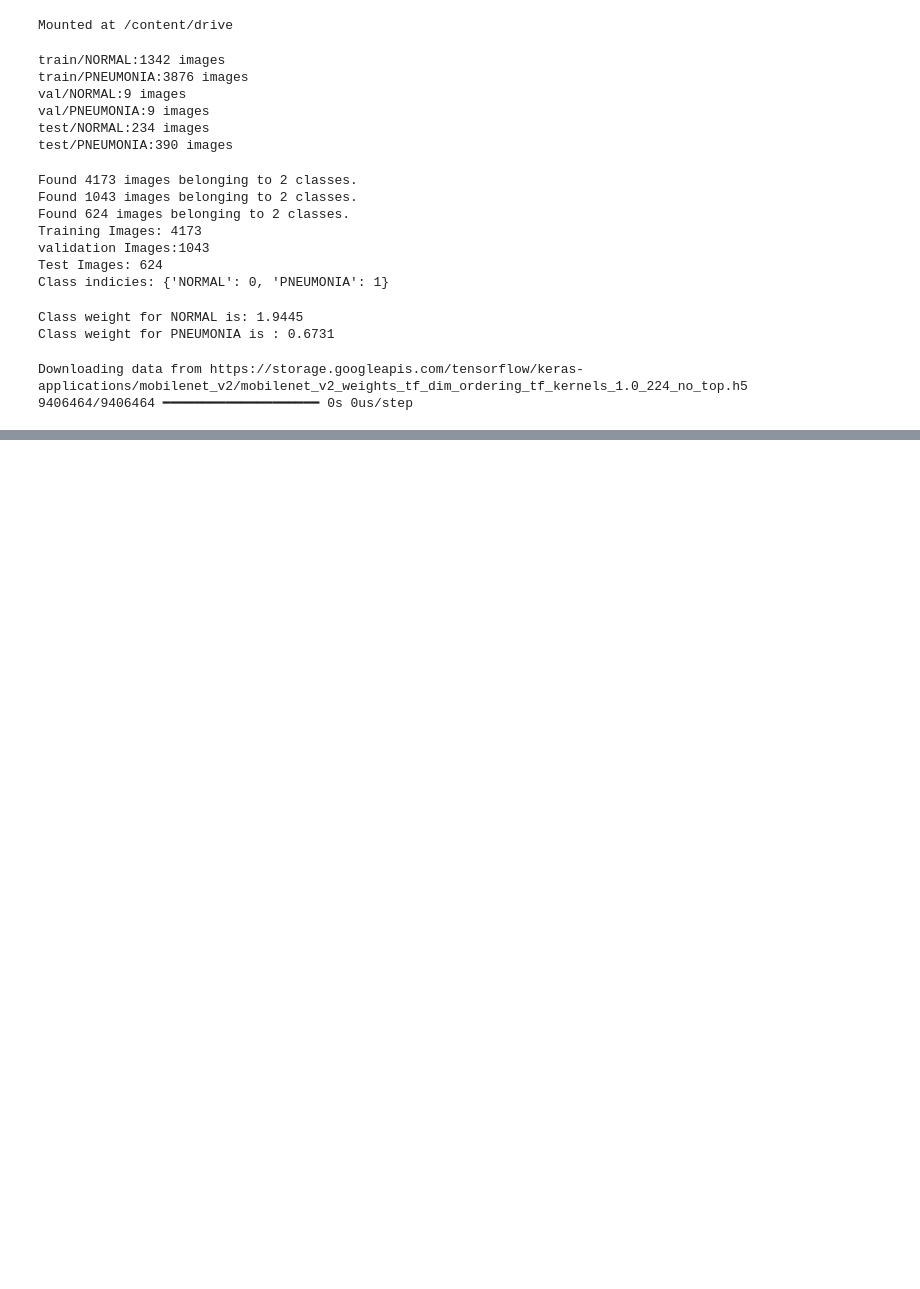
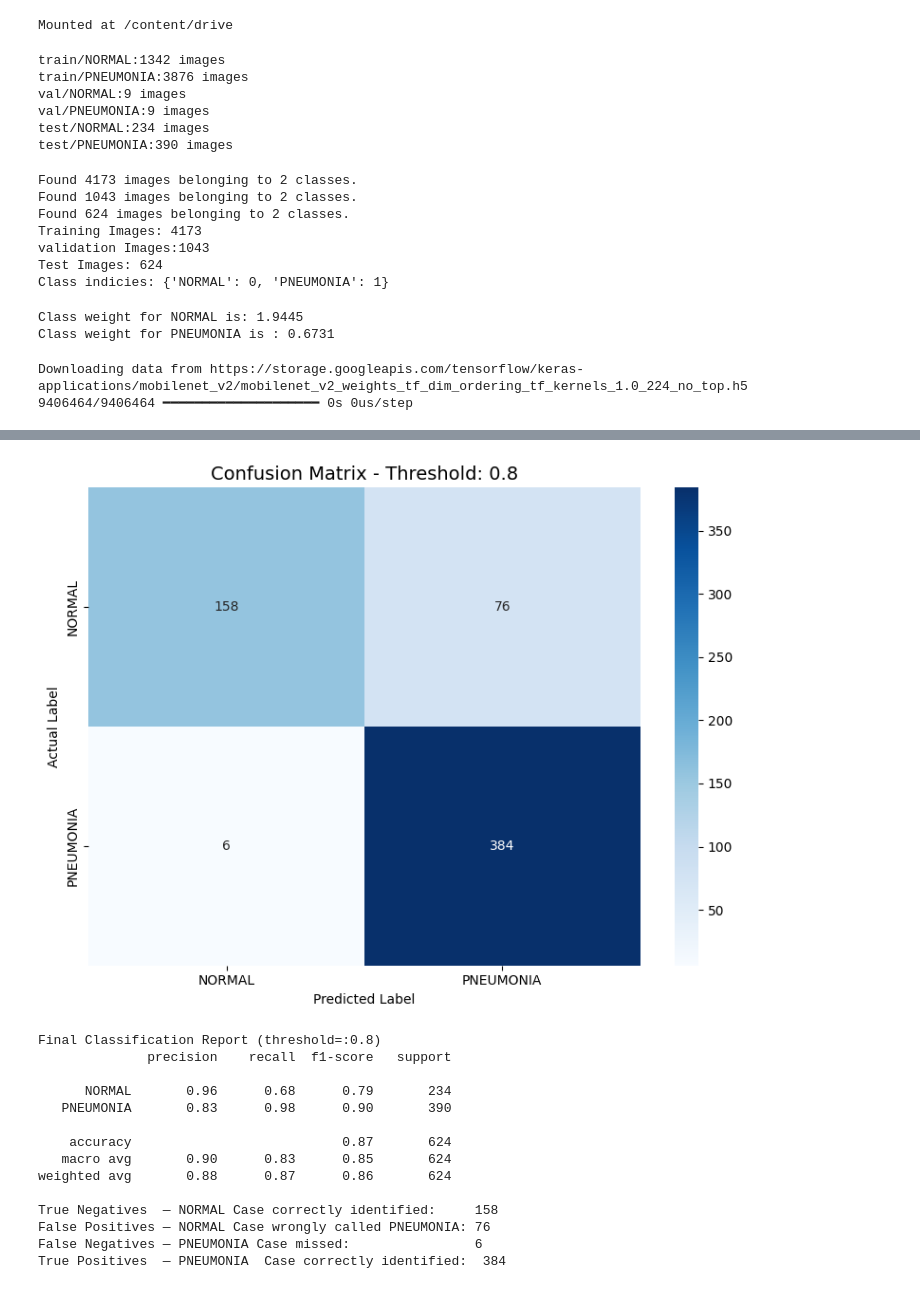
Before and after one commit to SheethHassan/AI-Based-Pneumonia-Detection, a Jupyter notebook: Pneumonia_Detection.ipynb, the cells around one changed output, grey strips where cells are left out. Saved outputs shown, nothing was run; the diff lists cells and outputs as text; code cells hidden in the pictures; blank space fills up the shorter version.

```diff
--- a/Pneumonia_Detection.ipynb
+++ b/Pneumonia_Detection.ipynb
@@ -429,0 +436,48 @@ NameError: name 'model' is not defined
+# %%
+# Applying Best Threshold for the model
+
+y_pred_best = (y_pred_probs > best_threshold).astype(int).flatten()
+cm_best = confusion_matrix(y_true, y_pred_best)
+plt.figure(figsize = (8,6))
+sns.heatmap(
+    cm_best,
+    annot = True,
+    fmt = 'd',
+    cmap = 'Blues',
+    xticklabels = CLASS_NAMES,
+    yticklabels = CLASS_NAMES
+)
+plt.title(f'Confusion Matrix - Threshold: {best_threshold}', fontsize = 14)
+plt.ylabel('Actual Label')
+plt.xlabel('Predicted Label')
+plt.tight_layout()
+plt.show()
+
+
+print(f"\nFinal Classification Report (threshold=:{best_threshold})")
+print(classification_report(
+    y_true, y_pred_best, target_names = CLASS_NAMES
+))
+
+
+tn, fp, fn, tp = cm_best.ravel()
+print(f"True Negatives  — NORMAL Case correctly identified:     {tn}")
+print(f"False Positives — NORMAL Case wrongly called PNEUMONIA: {fp}")
+print(f"False Negatives — PNEUMONIA Case missed:                {fn}")
+print(f"True Positives  — PNEUMONIA  Case correctly identified:  {tp}")
+# %% [output]
+[figure, added]
+Final Classification Report (threshold=:0.8)
+              precision    recall  f1-score   support
+
+      NORMAL       0.96      0.68      0.79       234
+   PNEUMONIA       0.83      0.98      0.90       390
+
+    accuracy                           0.87       624
+   macro avg       0.90      0.83      0.85       624
+weighted avg       0.88      0.87      0.86       624
+
+True Negatives  — NORMAL Case correctly identified:     158
+False Positives — NORMAL Case wrongly called PNEUMONIA: 76
+False Negatives — PNEUMONIA Case missed:                6
+True Positives  — PNEUMONIA  Case correctly identified:  384
```
Also changed, not shown: parts of 9 cells of this notebook.
